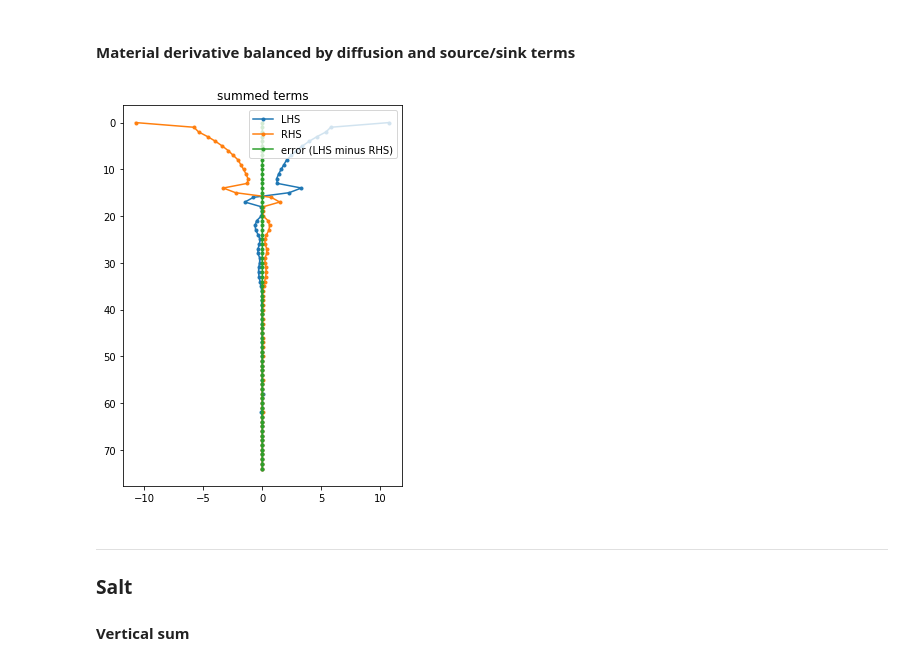
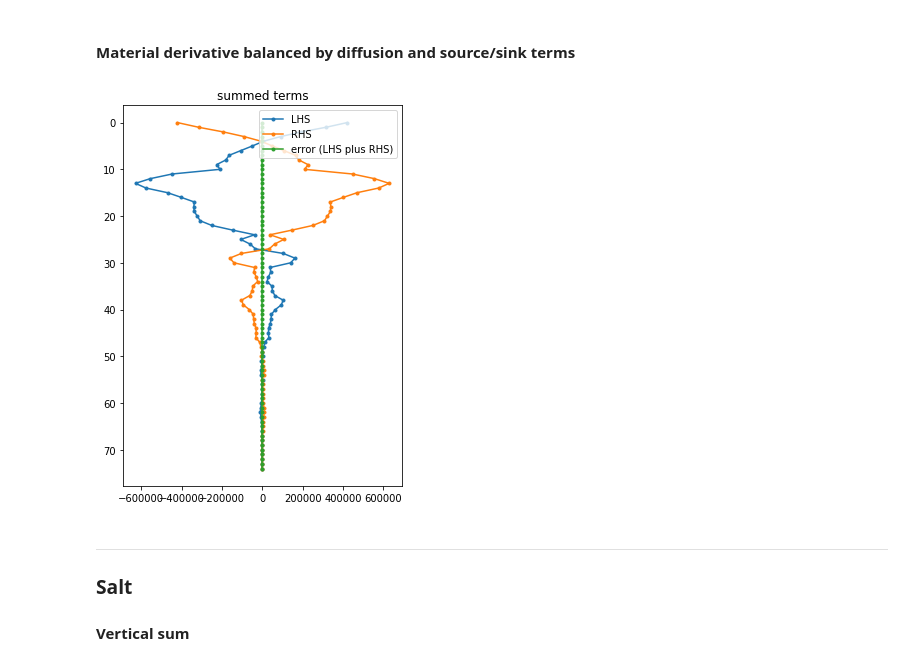
Before and after one commit to gmacgilchrist/wmt_bgc, a Jupyter notebook: calc_budget_tracer_native.ipynb, the cells around one changed output. Saved outputs shown, nothing was run; the diff lists cells and outputs as text; code cells hidden in the pictures.

```diff
--- a/calc_budget_tracer_native.ipynb
+++ b/calc_budget_tracer_native.ipynb
@@ -11,7 +11,8 @@ import gsw
 import budgetcalcs as bc
 # %%
 # 08990101.heat_salt_o2.1year/
-# rootdir = '/archive/gam/ESM4/DECK/ESM4_piControl_D/gfdl.ncrc4-intel16-prod-openmp/history/'
-rootdir = '/archive/gam/MOM6-examples/ice_ocean_SIS2/Baltic_OM4_025_6h/'
-filename = '19000101.ocean_daily.nc'
-ds = xr.open_dataset(rootdir+filename).isel(time=0)
+rootdir = '/archive/gam/ESM4/DECK/ESM4_piControl_D/gfdl.ncrc4-intel16-prod-openmp/4/history/'
+# rootdir = '/archive/gam/MOM6-examples/ice_ocean_SIS2/Baltic_OM4_025_6h/'
+# filename = '19000101.ocean_daily.nc'
+filename = '08990101.ocean_5daily_z_08*.nc'
+ds = xr.open_mfdataset(rootdir+filename,combine='by_coords').isel(time=0)
@@ -18,7 +21,32 @@ ds = xr.open_dataset(rootdir+filename).isel(time=0)
 # %%
+h_terms = ['dhdt','dynamics_h_tendency','vert_remap_h_tendency','boundary_forcing_h_tendency','internal_heat_h_tendency']
+heat_terms = ['opottemptend','T_advection_xy','Th_tendency_vert_remap','boundary_forcing_heat_tendency','internal_heat_tend_3d','opottempdiff','opottemppmdiff','frazil_heat_tendency']
+salt_terms = ['osalttend','S_advection_xy','Sh_tendency_vert_remap','boundary_forcing_salt_tendency','osaltdiff','osaltpmdiff']
+o2_terms = ['o2h_tendency','o2_advection_xy','o2h_tendency_vert_remap','o2_dfxy_cont_tendency','o2_vdiffuse_impl','jo2']
+no3_terms = ['no3h_tendency','no3_advection_xy','no3h_tendency_vert_remap','no3_dfxy_cont_tendency','no3_vdiffuse_impl','jno3']
 # Correct MOM6 tendencies to account for mass in cell
 # i.e. convert from [mol kg^-1 m s^-1] to [mol m^-2 s^-1]
 rho0=1035.0
+
+# Close oxygen budget
+o2_tend = o2_terms[0]
+# Correct MOM6 tendencies to account for mass in cell
+# i.e. convert from [mol kg^-1 m s^-1] to [mol m^-2 s^-1]
+for term in o2_terms[:-1]:
+    ds[term] *= rho0
+# Close nitrate budget
+no3_tend = no3_terms[0]
+for term in no3_terms[:-1]:
+    ds[term] *= rho0
+
+### THIS A HACK WHILE I WORK OUT THE VDIFFUSE_IMPL TERMS ###
+# Calculate residual error
+# OXYGEN
+# tendsum,error = bc.calc_budget(ds,o2_terms[1:],o2_terms[0],plot=False)
+# ds['o2_vdiffuse_impl']=error
+# tendsum,error = bc.calc_budget(ds,no3_terms[1:],no3_terms[0],plot=False)
+# ds['no3_vdiffuse_impl']=error
+
 # ds['o2h_tendency'] *= rho0
 # ds['o2h_tendency_vert_remap'] *= rho0
 # ds['o2_advection_xy'] *= rho0
@@ -111,11 +158,13 @@ plot_budgetterms(prof,heat_terms)
 # %%
 termsLHS = ['opottemptend','T_advection_xy','Th_tendency_vert_remap']
 signsLHS = [-1,1,1]
-termsRHS = ['boundary_forcing_heat_tendency','internal_heat_tend_3d','opottempdiff','opottemppmdiff','frazil_heat_tendency']
+termsRHS = ['boundary_forcing_heat_tendency','internal_heat_heat_tendency','opottempdiff','opottemppmdiff','frazil_heat_tendency']
 signsRHS = [1,1,1,1,1]
-plot_summedterms(prof,termsLHS,termsRHS)
+Dheat,dheat,error = bc.calc_materialderivative(layer,termsLHS,signsLHS,termsRHS,signsRHS,plot=True)
+fig = plt.gcf()
+fig.savefig('figures/budgetclose_native',transparent=True,dpi=600)
 # %% [output]
-[figure, old version]
+[figure, new version]
 # %% [markdown]
 ***
 ### Salt
```
Also changed, not shown: parts of 12 cells of this notebook, 6 other files.
